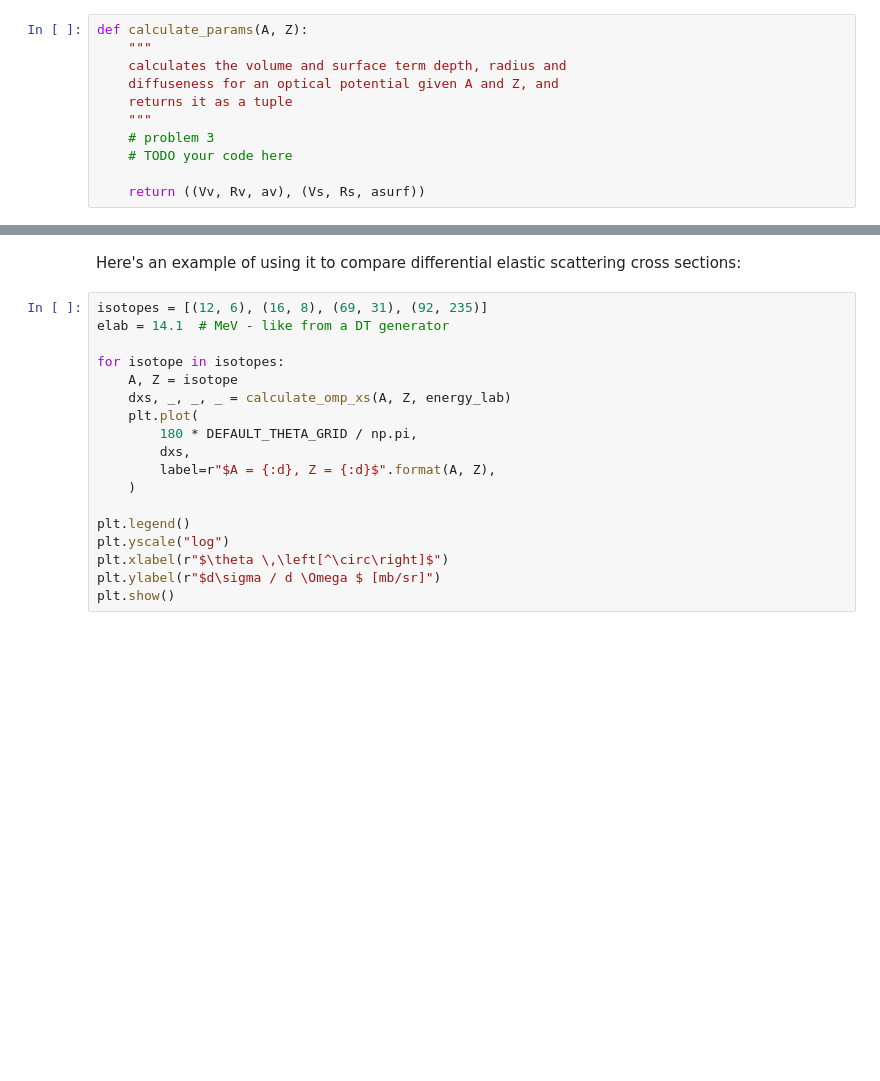
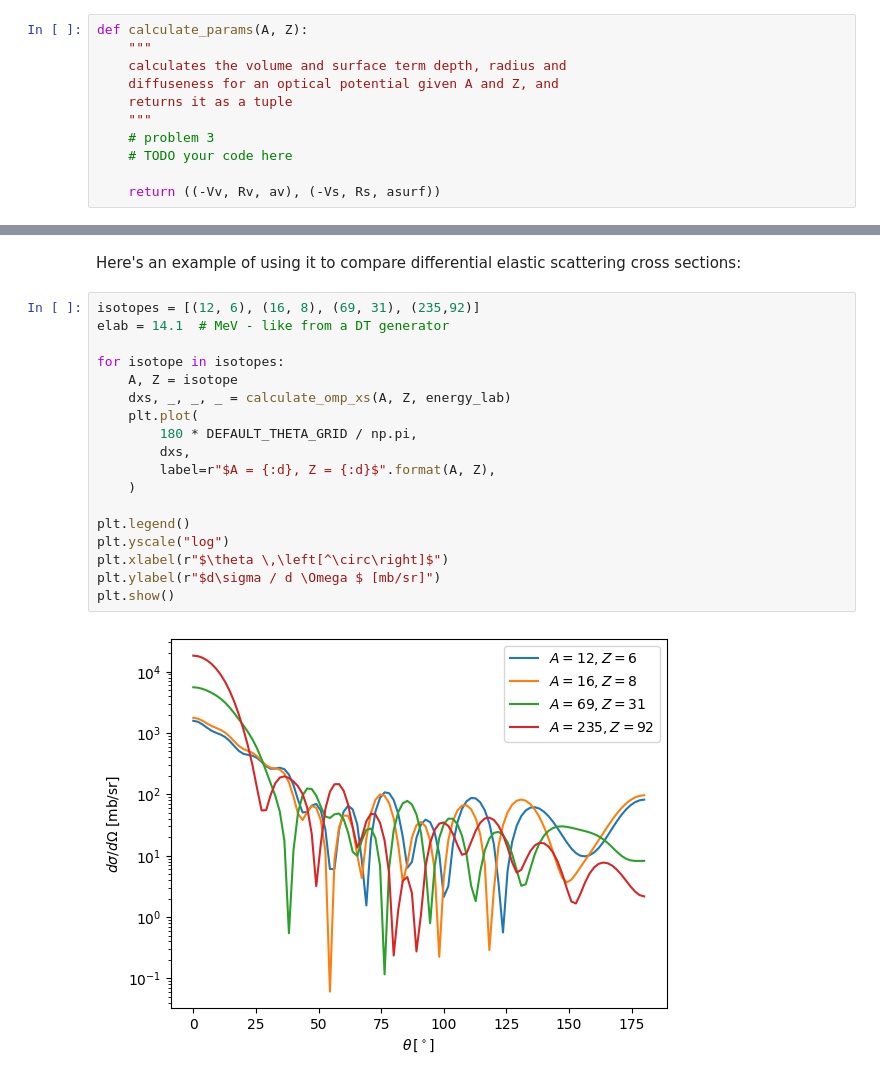
Before and after one commit to beykyle/computational-nuclear-reactions, a Jupyter notebook: 441_EC_numerical_scattering_problems.ipynb, the cells around one changed output, grey strips where cells are left out. Drawn from its saved outputs; the diff is of its cells as text; blank space fills up the shorter version.

```diff
--- a/441_EC_numerical_scattering_problems.ipynb
+++ b/441_EC_numerical_scattering_problems.ipynb
@@ -1143,4 +1173,4 @@ def calculate_params(A, Z):
     # problem 3
     # TODO your code here
 
-    return ((Vv, Rv, av), (Vs, Rs, asurf))
+    return ((-Vv, Rv, av), (-Vs, Rs, asurf))
@@ -1168,21 +1205,23 @@ def calculate_omp_xs(A, Z, energy_lab):
 # %% [markdown]
 Here's an example of using it to compare differential elastic scattering cross sections:
 # %%
-isotopes = [(12, 6), (16, 8), (69, 31), (92, 235)]
+isotopes = [(12, 6), (16, 8), (69, 31), (235,92)]
 elab = 14.1  # MeV - like from a DT generator
 
 for isotope in isotopes:
     A, Z = isotope
     dxs, _, _, _ = calculate_omp_xs(A, Z, energy_lab)
     plt.plot(
         180 * DEFAULT_THETA_GRID / np.pi,
         dxs,
         label=r"$A = {:d}, Z = {:d}$".format(A, Z),
     )
 
 plt.legend()
 plt.yscale("log")
 plt.xlabel(r"$\theta \,\left[^\circ\right]$")
 plt.ylabel(r"$d\sigma / d \Omega $ [mb/sr]")
 plt.show()
+# %% [output]
+[figure, added]
 # %% [markdown]
```
Also changed, not shown: parts of 19 cells of this notebook.
